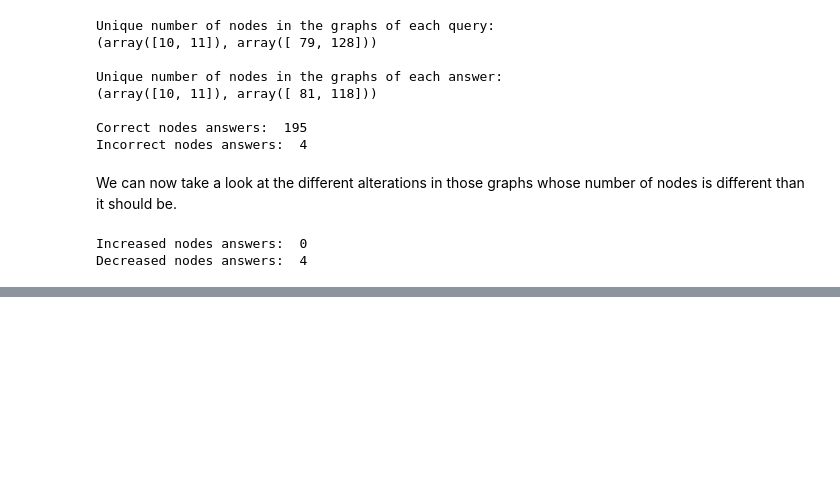
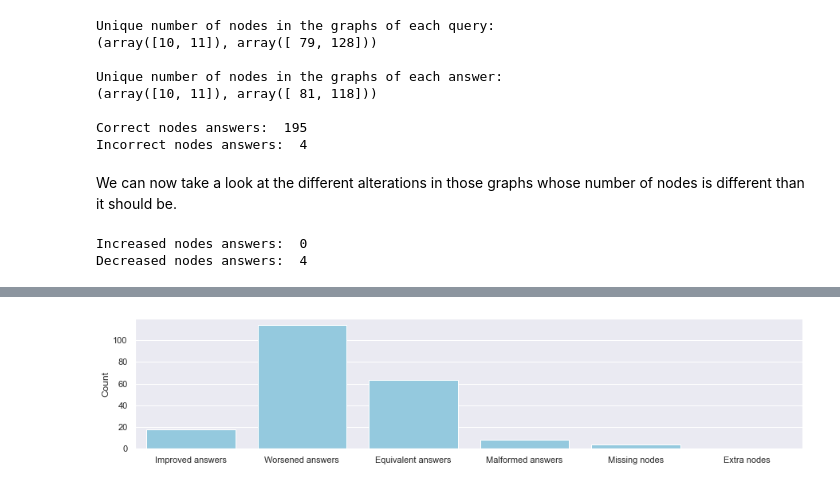
Before and after one commit to ClonedOne/gpt_graphs, a Jupyter notebook: noteboks/analysis_transpose_prompts.ipynb, the cells around one changed output, grey strips where cells are left out. Cells and saved outputs as stored; diff of their text form; code cells hidden in the pictures; blank space fills up the shorter version.

```diff
--- a/noteboks/analysis_transpose_prompts.ipynb
+++ b/noteboks/analysis_transpose_prompts.ipynb
@@ -234,3 +237,7 @@ print("Decreased nodes answers: ", len(decreased_nodes_answers))
 # %% [output]
 Increased nodes answers:  0
 Decreased nodes answers:  4
+# %%
+WRONG_FORMAT = -1
+MISSING_NODES = -2
+EXTRA_NODES = -3
@@ -236,0 +285,43 @@ Decreased nodes answers:  4
+# %%
+import seaborn as sns
+import matplotlib.pyplot as plt
+import pandas as pd
+
+# Generate some sample data as a dictionary
+data = {}
+
+# Count the number of entries for which new_crossings is positive and new_crossings < original_crossings
+improved_answers = list(filter(lambda x: x["new_crossings"] >= 0 and x["new_crossings"] < x["original_crossings"], results))
+data["Improved answers"] = len(improved_answers)
+
+# Count the number of entries for which new_crossings is positive and new_crossings > original_crossings
+data["Worsened answers"] = len(list(filter(lambda x: x["new_crossings"] >= 0 and x["new_crossings"] > x["original_crossings"], results)))
+
+# Count the number of entries for which new_crossings is positive and new_crossings == original_crossings
+data["Equivalent answers"] = len(list(filter(lambda x: x["new_crossings"] >= 0 and x["new_crossings"] == x["original_crossings"], results)))
+
+# Count the number of malformed answers
+data["Malformed answers"] = len(list(filter(lambda x: x["new_crossings"] == WRONG_FORMAT, results)))
+
+# Count the number of answers with missing nodes
+data["Missing nodes"] = len(list(filter(lambda x: x["new_crossings"] == MISSING_NODES, results)))
+
+# Count the number of answers with extra nodes
+data["Extra nodes"] = len(list(filter(lambda x: x["new_crossings"] == EXTRA_NODES, results)))
+
+# Convert the dictionary to a Pandas DataFrame for plotting
+df = pd.DataFrame.from_dict(data, orient='index', columns=['Value'])
+
+sns.set(rc={'figure.figsize':(15,3)})
+
+# Use Seaborn to create a bar chart
+sns.barplot(x=df.index, y='Value', data=df, color='skyblue')
+
+# Set the labels for the x and y axes
+# plt.xSabel('Label')
+plt.ylabel('Count')
+
+# Show the plot
+plt.show()
+# %% [output]
+[figure, added]
```
Also changed, not shown: parts of 4 cells of this notebook, 2 other files.
